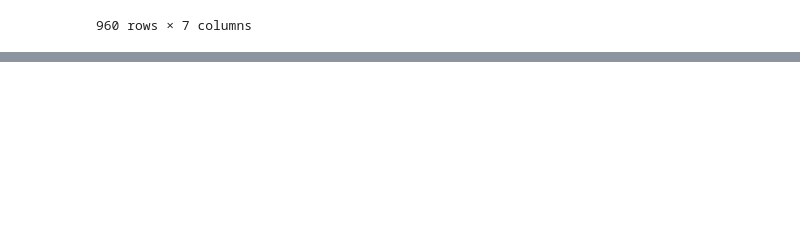
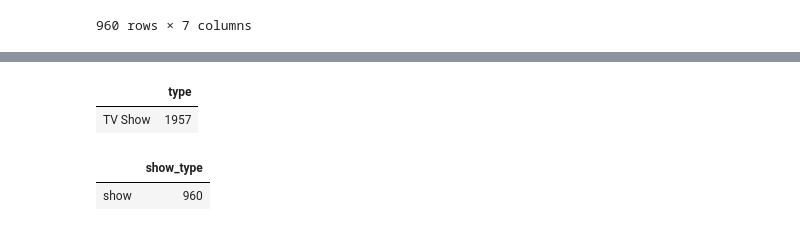
Before and after one commit to amishap79/etl_project, a Jupyter notebook: netflix_vs_hulu_date_added.ipynb, the cells around one changed output, grey strips where cells are left out. Saved outputs shown, nothing was run; the diff lists cells and outputs as text; code cells hidden in the pictures; blank space fills up the shorter version.

```diff
--- a/netflix_vs_hulu_date_added.ipynb
+++ b/netflix_vs_hulu_date_added.ipynb
@@ -92,0 +181,16 @@ trans_hulu_genres
+# %%
+### Question 3:  Compare how many TV Shows are in both services
+netflixcount = data_netflix["type"]
+hulucount = data_hulu["show_type"]
+# %%
+netflixcount_df = pd.DataFrame(netflixcount.value_counts())
+netflixcount_df
+# %% [output]
+|  | type |
+| TV Show | 1957 |
+# %%
+hulucount_df = pd.DataFrame(hulucount.value_counts())
+hulucount_df
+# %% [output]
+|  | show_type |
+| show | 960 |
```
Also changed, not shown: parts of 10 cells of this notebook.
